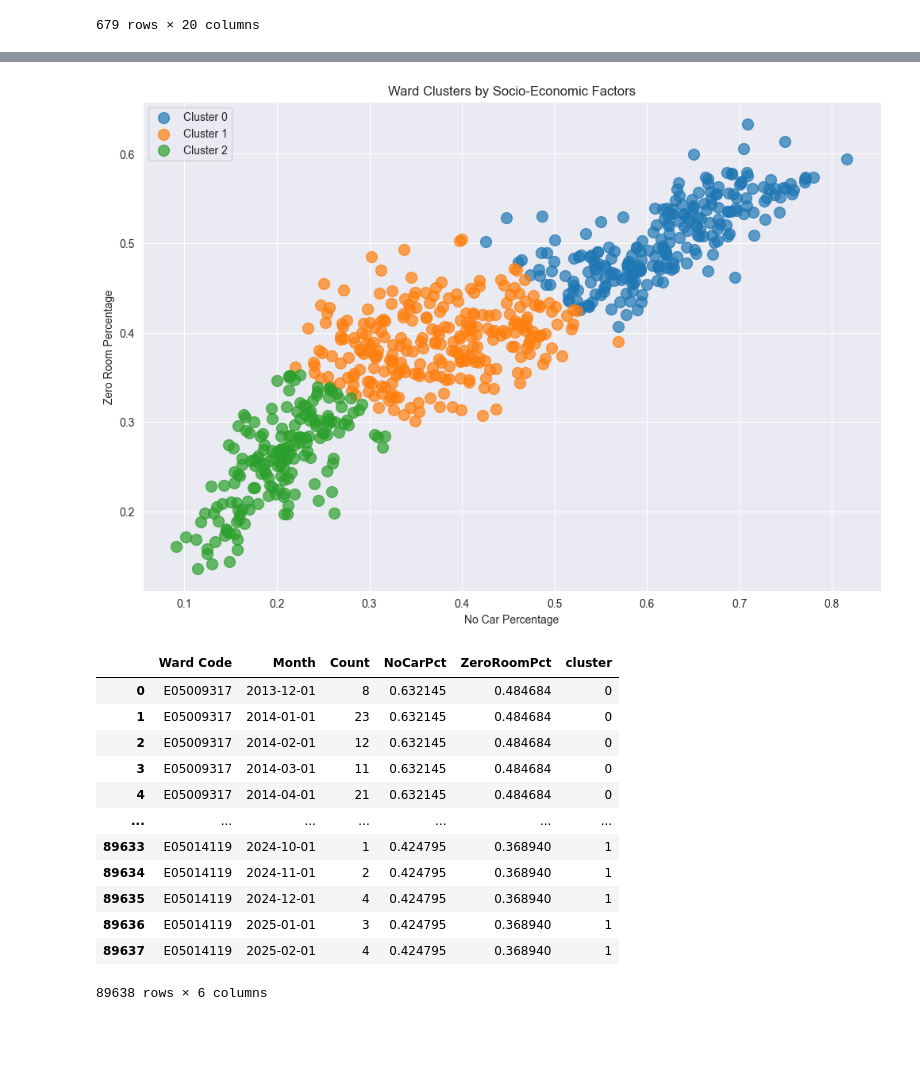
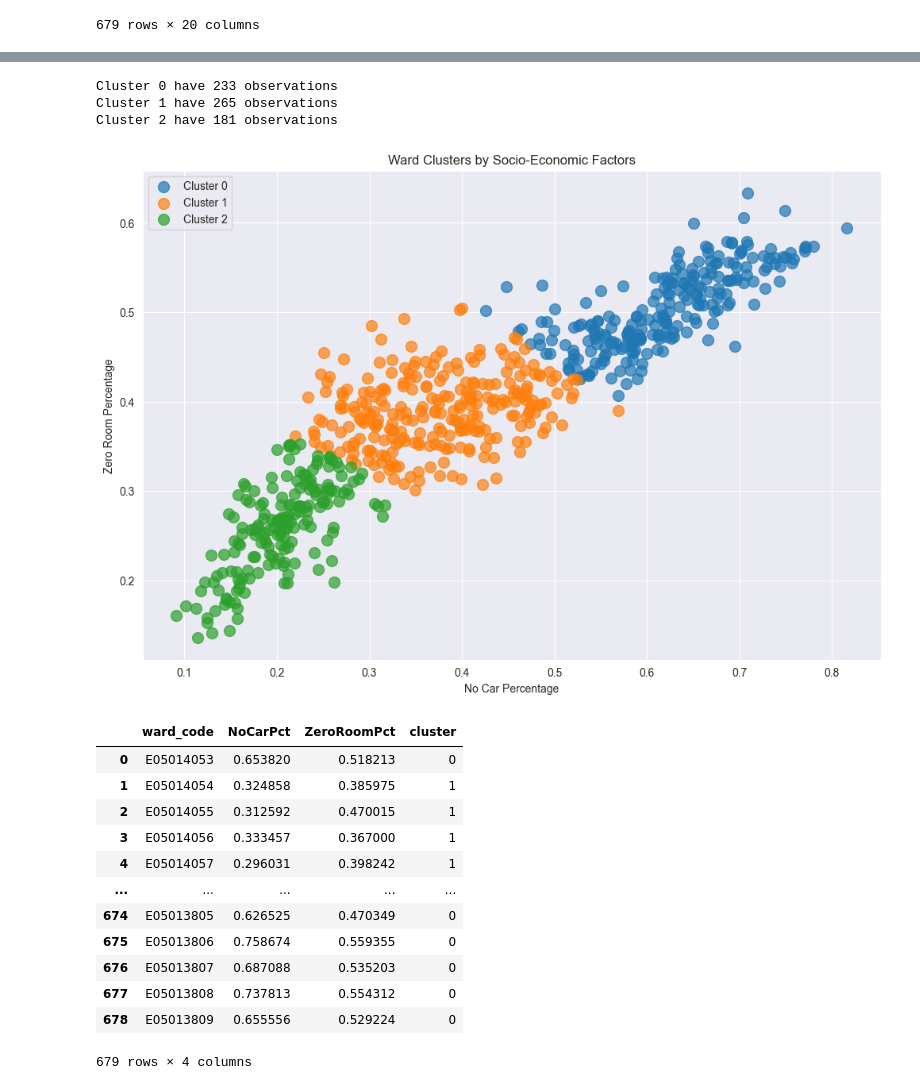
Before and after one commit to EvatsugDnalloR/MD_CBL-Group_2, a Jupyter notebook: clustering_sarima_opt.ipynb, the cells around one changed output, grey strips where cells are left out. Drawn from its saved outputs; the diff is of its cells as text; code cells hidden in the pictures; blank space fills up the shorter version.

```diff
--- a/clustering_sarima_opt.ipynb
+++ b/clustering_sarima_opt.ipynb
@@ -94,50 +95,56 @@ plt.ylabel('Inertia')
 plt.title('Elbow Method for Optimal Cluster Selection')
 plt.axvline(x=3, color='r', linestyle='--', alpha=0.7)
 plt.grid(True)
 plt.show()
 
 # Fit final clusters (using k=3 from elbow)
 kmeans = KMeans(n_clusters=3, random_state=42, n_init=10)
 clusters = kmeans.fit_predict(X_scaled)
 cluster_df['cluster'] = clusters
 
 # Visualize clusters
 plt.figure(figsize=(12, 8))
 for cluster_id in range(3):
     cluster_data = X[clusters == cluster_id]
+    print(f"Cluster {cluster_id} have {len(cluster_data)} observations")
     plt.scatter(cluster_data['NoCarPct'], cluster_data['ZeroRoomPct'],
                 label=f'Cluster {cluster_id}', alpha=0.7, s=100)
 
 # plt.scatter(kmeans.cluster_centers_[:, 0], kmeans.cluster_centers_[:, 1], =300, c='black', marker='X', label='Centroids')
 plt.xlabel('No Car Percentage')
 plt.ylabel('Zero Room Percentage')
 plt.title('Ward Clusters by Socio-Economic Factors')
 plt.legend()
 plt.grid(True)
 plt.show()
 
-# Merge clusters back to main data
+# # Merge clusters back to main data
 cluster_df = (cluster_df[['ward code', 'NoCarPct', 'ZeroRoomPct', "cluster"]]
-              .rename(columns={'ward code': 'Ward Code'})
+              .rename(columns={'ward code': 'ward_code'})
               .copy())
-merged_data = pd.merge(burglary_monthly, cluster_df, on='Ward Code', how='left')
-merged_data
+# merged_data = pd.merge(burglary_monthly, cluster_df, on='Ward Code', how='left')
+# merged_data
+
+cluster_df
 # %% [output]
 [figure]
+Cluster 0 have 233 observations
+Cluster 1 have 265 observations
+Cluster 2 have 181 observations
 [figure]
-|  | Ward Code | Month | Count | NoCarPct | ZeroRoomPct | cluster |
-| 0 | E05009317 | 2013-12-01 | 8 | 0.632145 | 0.484684 | 0 |
-| 1 | E05009317 | 2014-01-01 | 23 | 0.632145 | 0.484684 | 0 |
-| 2 | E05009317 | 2014-02-01 | 12 | 0.632145 | 0.484684 | 0 |
-| 3 | E05009317 | 2014-03-01 | 11 | 0.632145 | 0.484684 | 0 |
-| 4 | E05009317 | 2014-04-01 | 21 | 0.632145 | 0.484684 | 0 |
-| ... | ... | ... | ... | ... | ... | ... |
-| 89633 | E05014119 | 2024-10-01 | 1 | 0.424795 | 0.368940 | 1 |
-| 89634 | E05014119 | 2024-11-01 | 2 | 0.424795 | 0.368940 | 1 |
-| 89635 | E05014119 | 2024-12-01 | 4 | 0.424795 | 0.368940 | 1 |
-| 89636 | E05014119 | 2025-01-01 | 3 | 0.424795 | 0.368940 | 1 |
-| 89637 | E05014119 | 2025-02-01 | 4 | 0.424795 | 0.368940 | 1 |
+|  | ward_code | NoCarPct | ZeroRoomPct | cluster |
+| 0 | E05014053 | 0.653820 | 0.518213 | 0 |
+| 1 | E05014054 | 0.324858 | 0.385975 | 1 |
+| 2 | E05014055 | 0.312592 | 0.470015 | 1 |
+| 3 | E05014056 | 0.333457 | 0.367000 | 1 |
+| 4 | E05014057 | 0.296031 | 0.398242 | 1 |
+| ... | ... | ... | ... | ... |
+| 674 | E05013805 | 0.626525 | 0.470349 | 0 |
+| 675 | E05013806 | 0.758674 | 0.559355 | 0 |
+| 676 | E05013807 | 0.687088 | 0.535203 | 0 |
+| 677 | E05013808 | 0.737813 | 0.554312 | 0 |
+| 678 | E05013809 | 0.655556 | 0.529224 | 0 |
-89638 rows × 6 columns
+679 rows × 4 columns
 # %%
 import warnings
 
```
Also changed, not shown: parts of 8 cells of this notebook.
